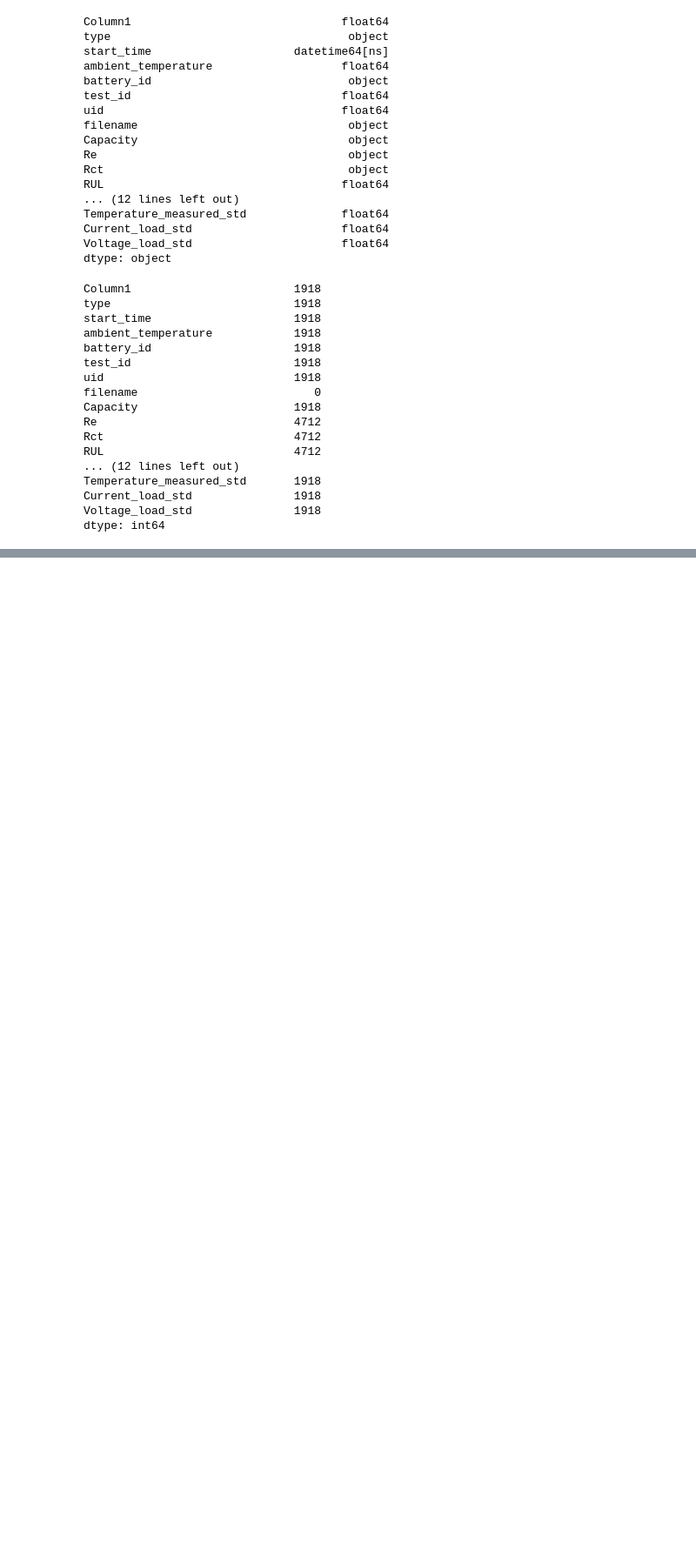
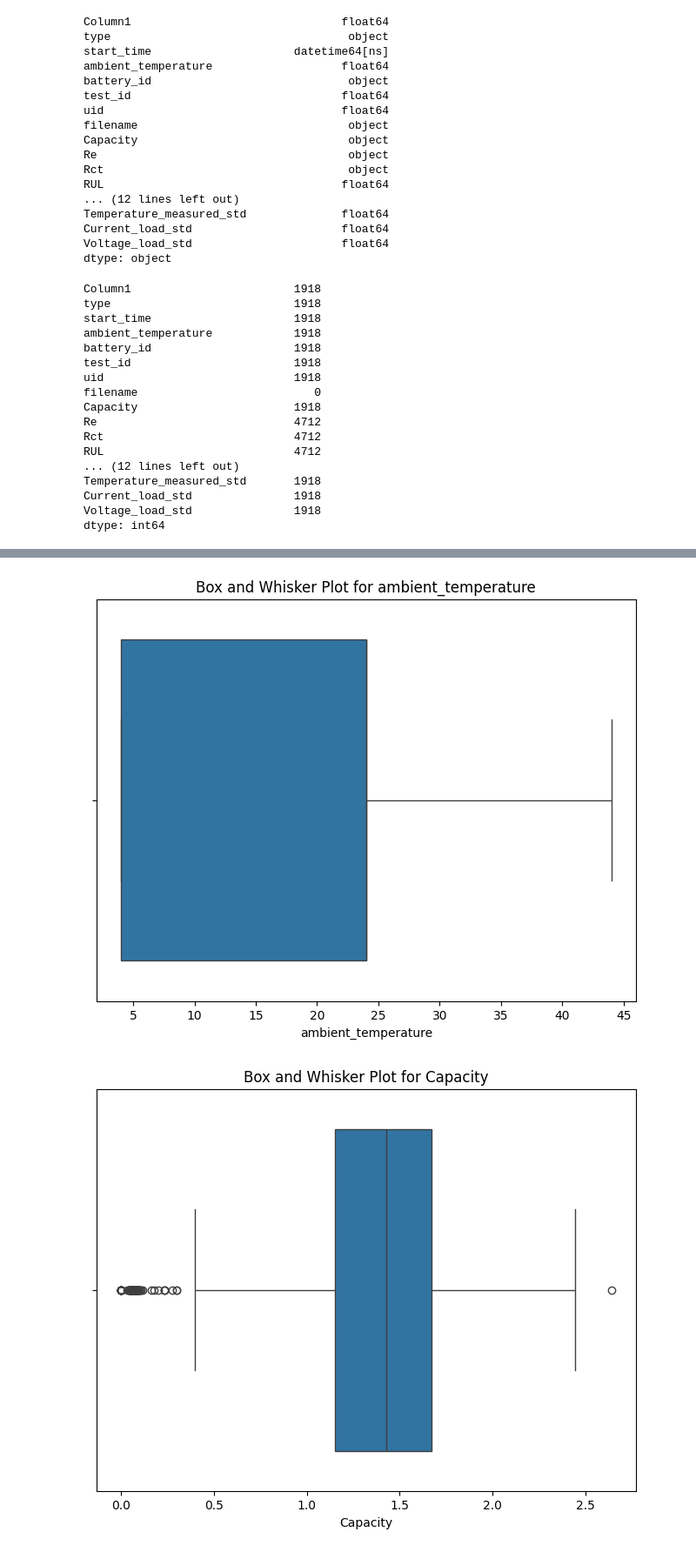
Before and after one commit to santhosh1299/lithium_ion_battery_discharge_prediction, a Jupyter notebook: data_cleaning.ipynb, the cells around one changed output, grey strips where cells are left out. Shown at 87% size. Cells and saved outputs as stored; diff of their text form; code cells hidden in the pictures; blank space fills up the shorter version.

Commit message:
discharge data cleaned - missing values and incorrect datatypes - ready for tableau visualization for further analysis

```diff
--- a/data_cleaning.ipynb
+++ b/data_cleaning.ipynb
@@ -234,0 +170,4 @@ NameError: name 'charge_discharge_df' is not defined
+# %%
+ #removing unwanted columns
+discharge_df = pd.read_excel('data/cleaned_dataset/experiment_data/discharge_df_v3.xlsx')
+discharge_df.columns
@@ -234,0 +184,9 @@ NameError: name 'charge_discharge_df' is not defined
+# %%
+discharge_df = discharge_df[['type', 'start_time', 'ambient_temperature', 'battery_id',
+       'test_id', 'Capacity','RUL',
+       'Voltage_measured_mean', 'Current_measured_mean',
+       'Temperature_measured_mean', 'Current_load_mean', 'Voltage_load_mean',
+       'Voltage_measured_median', 'Current_measured_median',
+       'Temperature_measured_median', 'Current_load_median',
+       'Voltage_load_median', 'Voltage_measured_std', 'Current_measured_std',
+       'Temperature_measured_std', 'Current_load_std', 'Voltage_load_std']]
@@ -234,0 +274,3 @@ NameError: name 'charge_discharge_df' is not defined
+# %%
+discharge_df.dropna(inplace=True)
+print(discharge_df.isna().sum())
@@ -234,0 +316,17 @@ NameError: name 'charge_discharge_df' is not defined
+# %%
+discharge_df['Capacity'] = discharge_df['Capacity'].astype(float)
+# %%
+#outlier detection
+
+columns_to_plot = [ 'ambient_temperature', 'Capacity','RUL']
+
+# Create box and whisker plots for each selected column using Seaborn
+for column in columns_to_plot:
+    plt.figure(figsize=(8, 6))
+    sns.boxplot(x=discharge_df[column])
+    plt.title(f'Box and Whisker Plot for {column}')
+    plt.xlabel(column)
+    plt.show()
+# %% [output]
+[figure, added]
+[figure, added]
```
Also changed, not shown: parts of 16 cells of this notebook.
